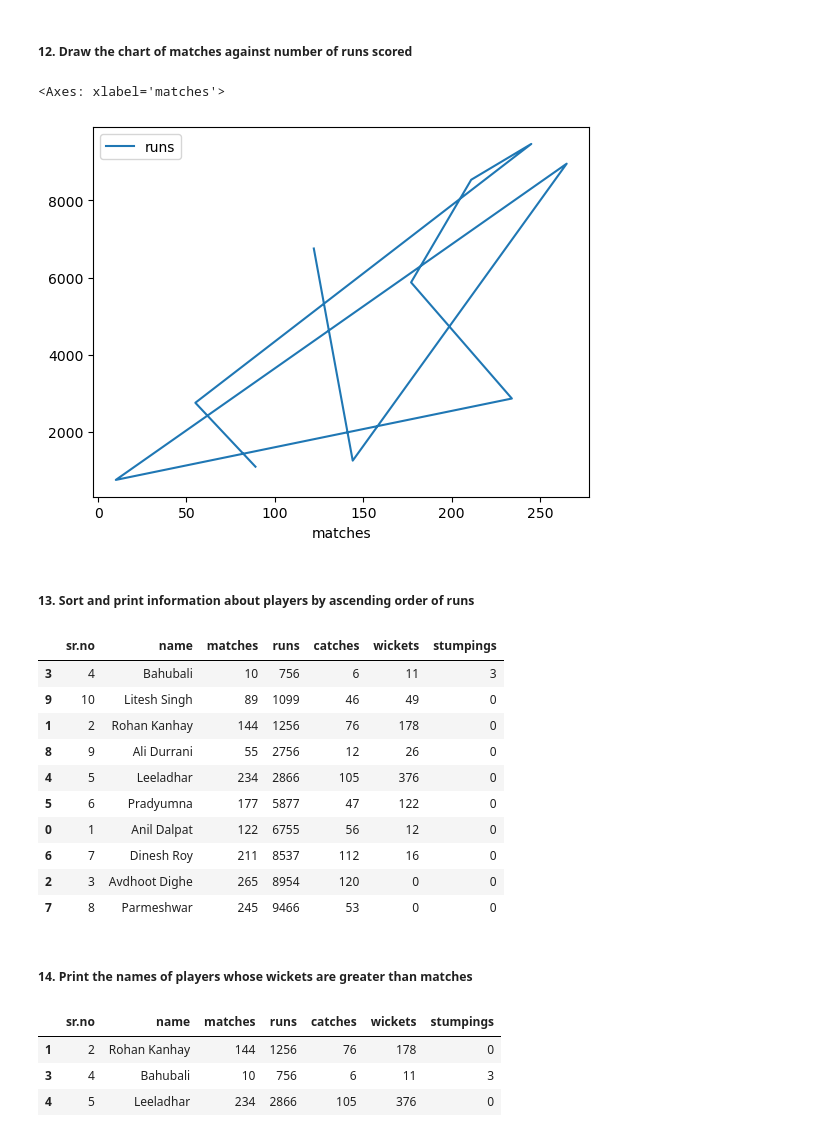
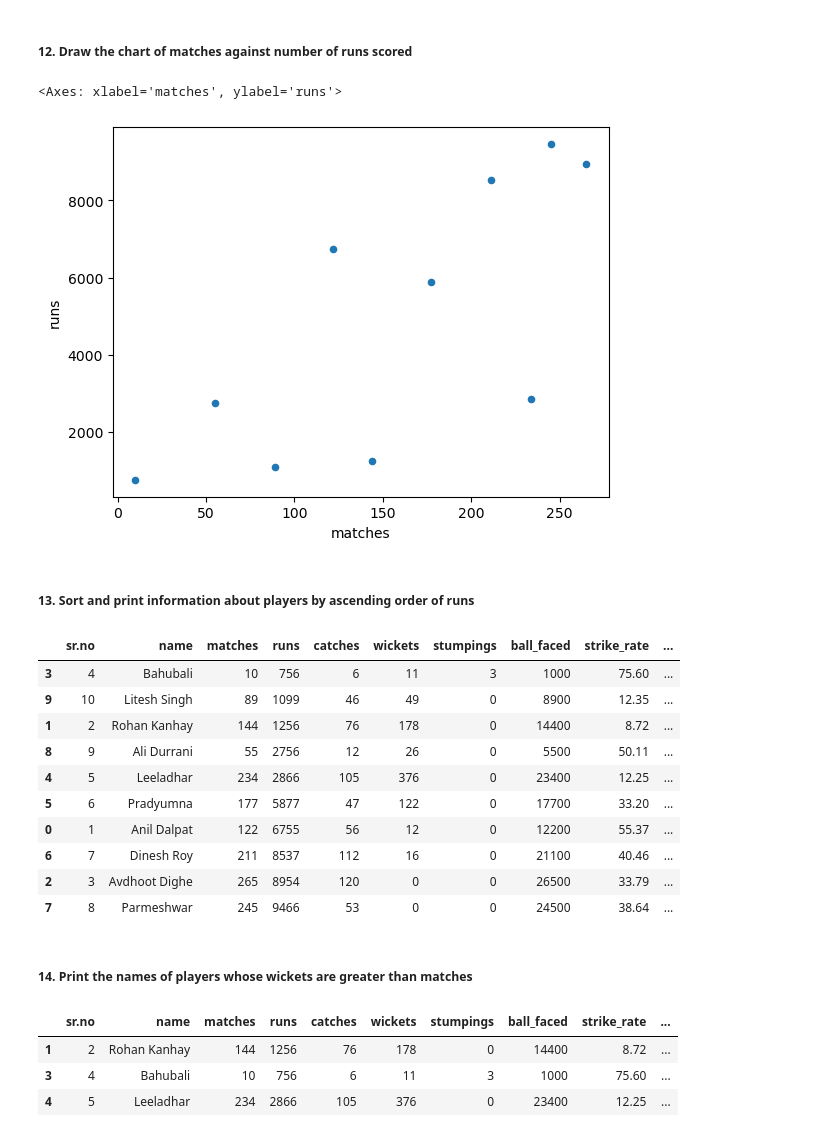
Before and after one commit to dipankar-majumder/cdac-pune-ai-ml-course, a Jupyter notebook: Week Assignment 1 - Dipankar Majumder.ipynb, the cells around one changed output. Saved outputs shown, nothing was run; the diff lists cells and outputs as text; code cells hidden in the pictures.

```diff
--- a/Week Assignment 1 - Dipankar Majumder.ipynb
+++ b/Week Assignment 1 - Dipankar Majumder.ipynb
@@ -167,3 +168,10 @@ df['catches'].mean()
 63.3
 # %% [markdown]
 ##### 5. Calculate strike rates of all the batsmen
+# %%
+# Assuming 100 balls faced per match (as balls faced is not given)
+df['ball_faced'] = df['matches'] * 100
+
+# Calculate strike rate and display results
+df['strike_rate'] = ((df['runs'] / df['ball_faced']) * 100).round(2)
+df
@@ -213,0 +220,3 @@ df.sort_values('runs', ascending=True).sort_values('wickets', ascending=False)
+# %%
+df['bowling_average'] = df['runs'] / df['wickets']
+df.sort_values('bowling_average')['name'].values[0]
@@ -214,34 +225,37 @@ df.sort_values('runs', ascending=True).sort_values('wickets', ascending=False)
 # %% [markdown]
 ##### 11. Print information about all players whose catches per match ratio is greater than 0.5 store it in a csv file
+# %%
+df['catches_per_match'] = df['catches'] / df['matches']
+df[df['catches_per_match'] > 0.5].to_csv('datasets/output.csv', index=False)
 # %% [markdown]
 ##### 12. Draw the chart of matches against number of runs scored
 # %%
-df.plot(x='matches', y='runs')
+df.plot.scatter(x='matches', y='runs')
 # %% [output]
-<Axes: xlabel='matches'>
+<Axes: xlabel='matches', ylabel='runs'>
-[figure, old version]
+[figure, new version]
 # %% [markdown]
 ##### 13. Sort and print information about players by ascending order of runs
 # %%
 df.sort_values('runs', ascending=True)
 # %% [output]
-|  | sr.no | name | matches | runs | catches | wickets | stumpings |
-| 3 | 4 | Bahubali | 10 | 756 | 6 | 11 | 3 |
-| 9 | 10 | Litesh Singh | 89 | 1099 | 46 | 49 | 0 |
-| 1 | 2 | Rohan Kanhay | 144 | 1256 | 76 | 178 | 0 |
-| 8 | 9 | Ali Durrani | 55 | 2756 | 12 | 26 | 0 |
-| 4 | 5 | Leeladhar | 234 | 2866 | 105 | 376 | 0 |
-| 5 | 6 | Pradyumna | 177 | 5877 | 47 | 122 | 0 |
-| 0 | 1 | Anil Dalpat | 122 | 6755 | 56 | 12 | 0 |
-| 6 | 7 | Dinesh Roy | 211 | 8537 | 112 | 16 | 0 |
-| 2 | 3 | Avdhoot Dighe | 265 | 8954 | 120 | 0 | 0 |
-| 7 | 8 | Parmeshwar | 245 | 9466 | 53 | 0 | 0 |
+|  | sr.no | name | matches | runs | catches | wickets | stumpings | ball_faced | strike_rate | ... |
+| 3 | 4 | Bahubali | 10 | 756 | 6 | 11 | 3 | 1000 | 75.60 | ... |
+| 9 | 10 | Litesh Singh | 89 | 1099 | 46 | 49 | 0 | 8900 | 12.35 | ... |
+| 1 | 2 | Rohan Kanhay | 144 | 1256 | 76 | 178 | 0 | 14400 | 8.72 | ... |
+| 8 | 9 | Ali Durrani | 55 | 2756 | 12 | 26 | 0 | 5500 | 50.11 | ... |
+| 4 | 5 | Leeladhar | 234 | 2866 | 105 | 376 | 0 | 23400 | 12.25 | ... |
+| 5 | 6 | Pradyumna | 177 | 5877 | 47 | 122 | 0 | 17700 | 33.20 | ... |
+| 0 | 1 | Anil Dalpat | 122 | 6755 | 56 | 12 | 0 | 12200 | 55.37 | ... |
+| 6 | 7 | Dinesh Roy | 211 | 8537 | 112 | 16 | 0 | 21100 | 40.46 | ... |
+| 2 | 3 | Avdhoot Dighe | 265 | 8954 | 120 | 0 | 0 | 26500 | 33.79 | ... |
+| 7 | 8 | Parmeshwar | 245 | 9466 | 53 | 0 | 0 | 24500 | 38.64 | ... |
 # %% [markdown]
 ##### 14. Print the names of players whose wickets are greater than matches
 # %%
 df[df['wickets'] > df['matches']]
 # %% [output]
-|  | sr.no | name | matches | runs | catches | wickets | stumpings |
-| 1 | 2 | Rohan Kanhay | 144 | 1256 | 76 | 178 | 0 |
-| 3 | 4 | Bahubali | 10 | 756 | 6 | 11 | 3 |
-| 4 | 5 | Leeladhar | 234 | 2866 | 105 | 376 | 0 |
+|  | sr.no | name | matches | runs | catches | wickets | stumpings | ball_faced | strike_rate | ... |
+| 1 | 2 | Rohan Kanhay | 144 | 1256 | 76 | 178 | 0 | 14400 | 8.72 | ... |
+| 3 | 4 | Bahubali | 10 | 756 | 6 | 11 | 3 | 1000 | 75.60 | ... |
+| 4 | 5 | Leeladhar | 234 | 2866 | 105 | 376 | 0 | 23400 | 12.25 | ... |
```
Also changed, not shown: parts of 6 cells of this notebook, 1 other file.
